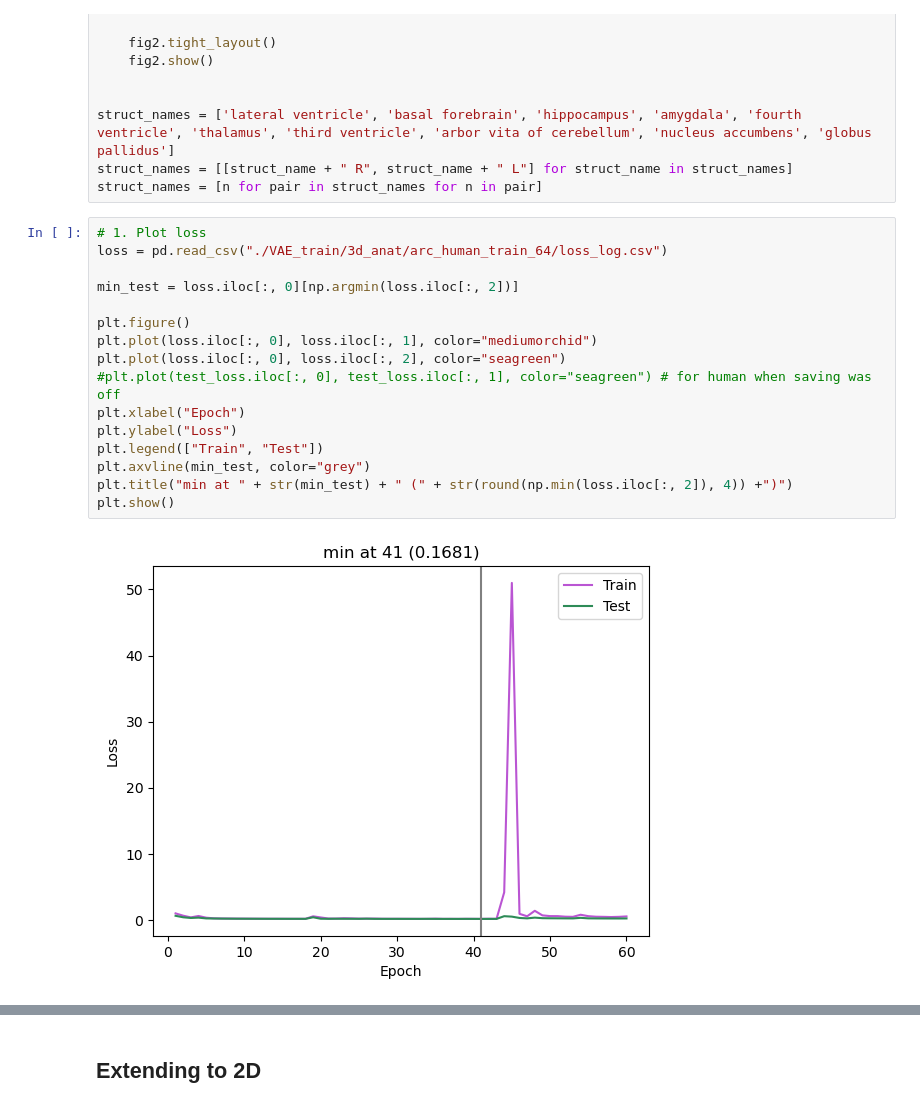
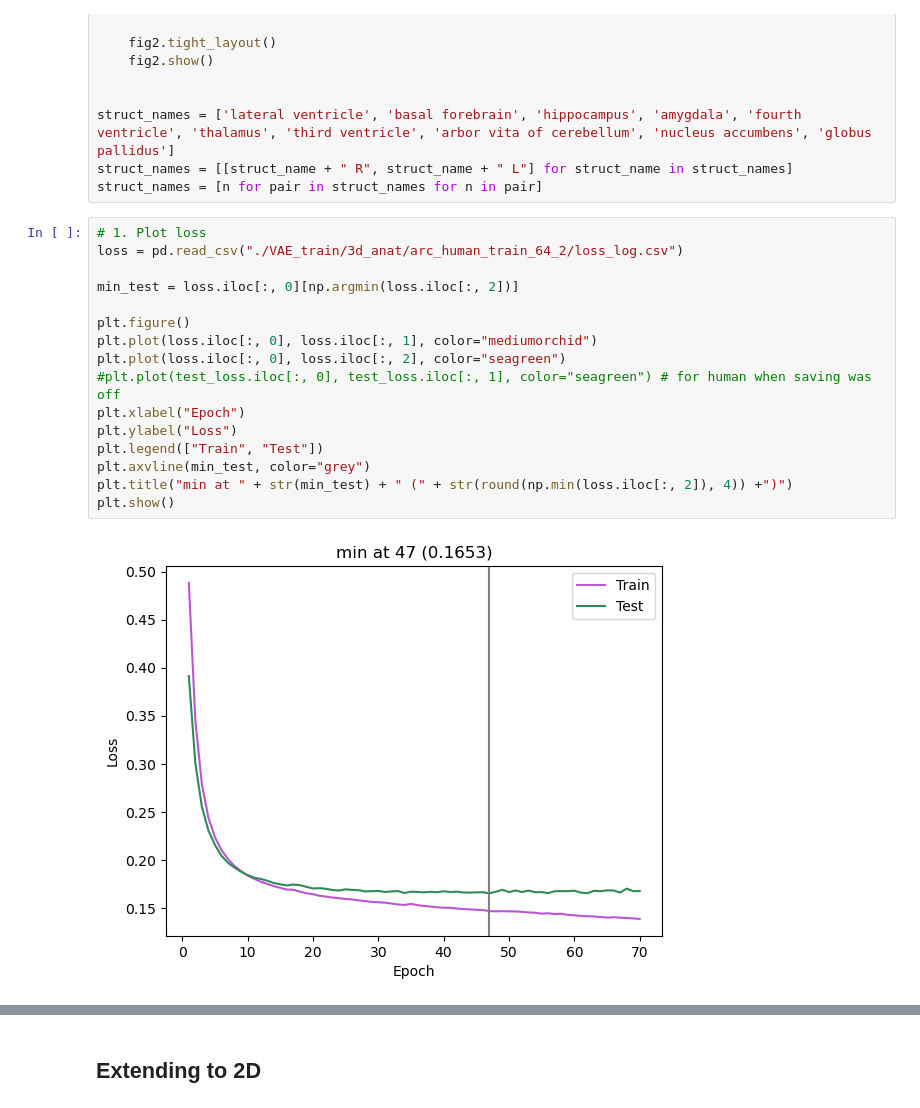
Before and after one commit to jessicabohm/UNIT, a Jupyter notebook: evaluate_anat_synth.ipynb, the cells around one changed output, grey strips where cells are left out. Saved outputs shown, nothing was run; the diff lists cells and outputs as text.

```diff
--- a/evaluate_anat_synth.ipynb
+++ b/evaluate_anat_synth.ipynb
@@ -147,22 +147,22 @@ struct_names = [[struct_name + " R", struct_name + " L"] for struct_name in stru
 struct_names = [n for pair in struct_names for n in pair]
 # %%
 # 1. Plot loss
-loss = pd.read_csv("./VAE_train/3d_anat/arc_human_train_64/loss_log.csv")
+loss = pd.read_csv("./VAE_train/3d_anat/arc_human_train_64_2/loss_log.csv")
 
 min_test = loss.iloc[:, 0][np.argmin(loss.iloc[:, 2])]
 
 plt.figure()
 plt.plot(loss.iloc[:, 0], loss.iloc[:, 1], color="mediumorchid")
 plt.plot(loss.iloc[:, 0], loss.iloc[:, 2], color="seagreen")
 #plt.plot(test_loss.iloc[:, 0], test_loss.iloc[:, 1], color="seagreen") # for human when saving was off
 plt.xlabel("Epoch")
 plt.ylabel("Loss")
 plt.legend(["Train", "Test"])
 plt.axvline(min_test, color="grey")
 plt.title("min at " + str(min_test) + " (" + str(round(np.min(loss.iloc[:, 2]), 4)) +")")
 plt.show()
 # %% [output]
-[figure, old version]
+[figure, new version]
 # %%
 # 1. Print real vs synth
 
```
Also changed, not shown: parts of 2 cells of this notebook, 7 other files.
